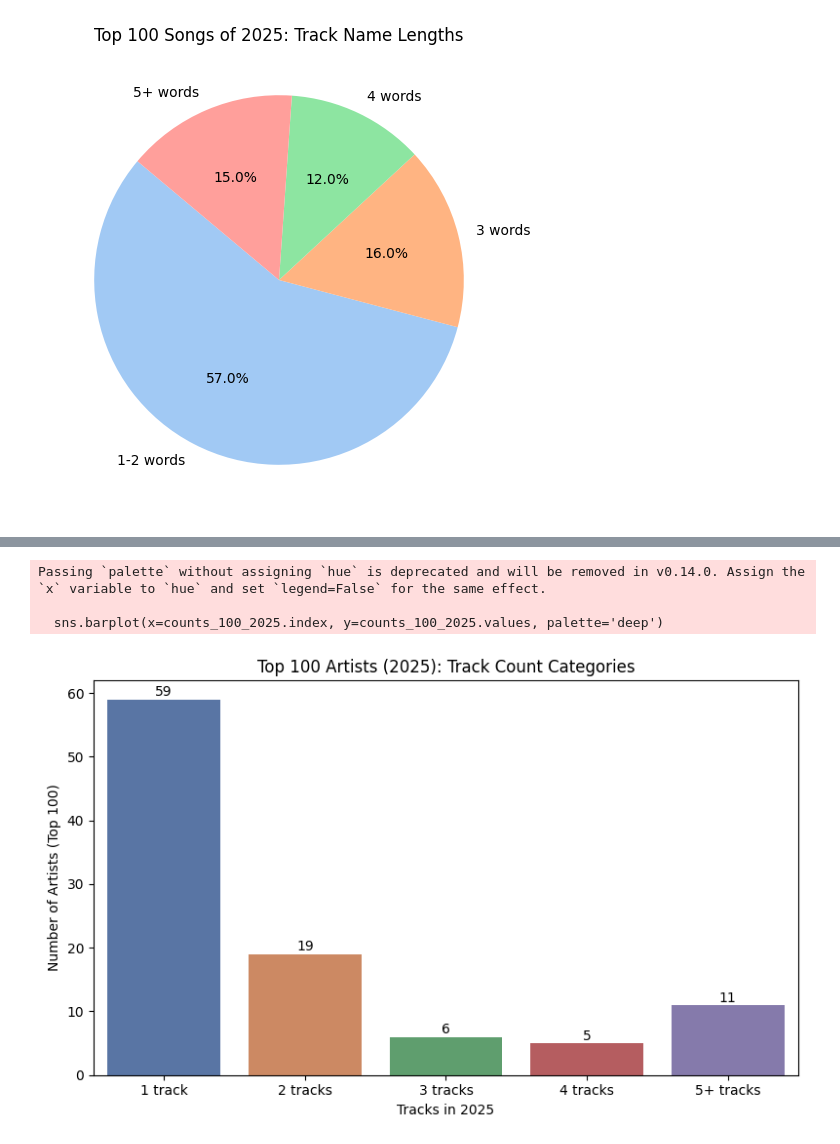
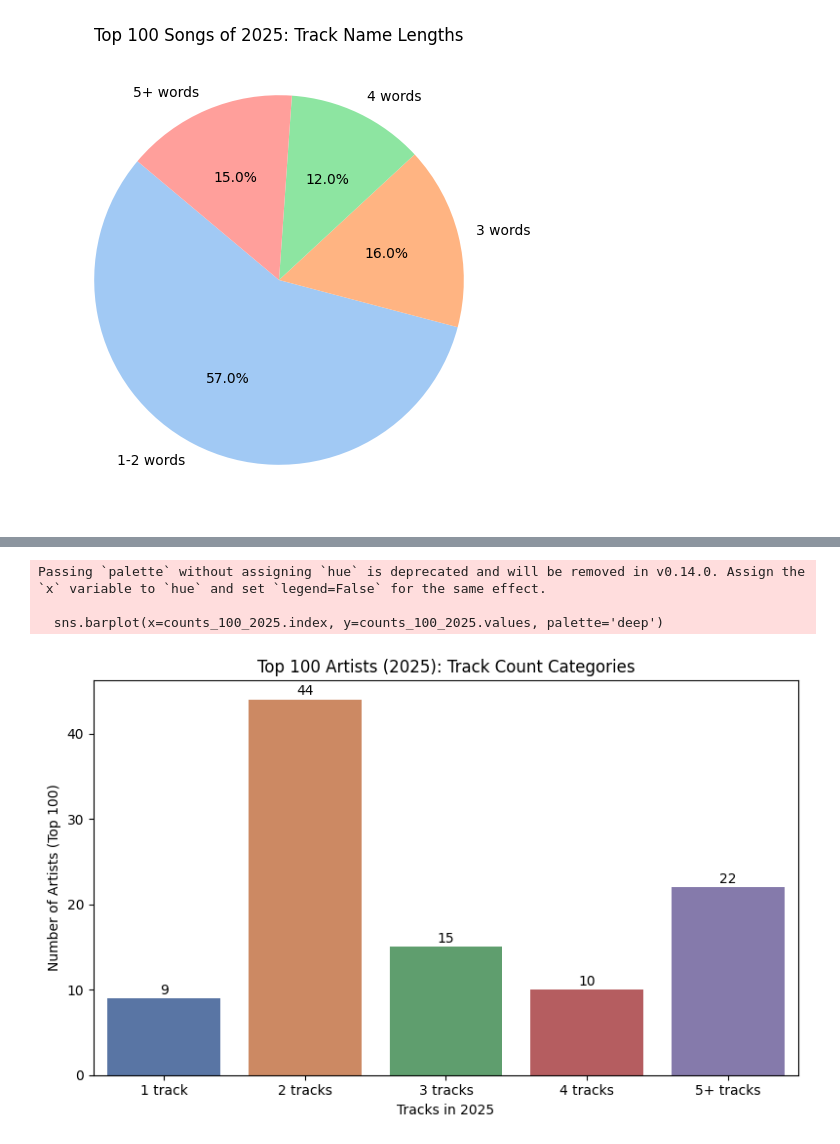
Before and after one commit to carlosdrevins1/Project-Programming-1, a Jupyter notebook: official work space for spotify data set.ipynb, the cells around one changed output, grey strips where cells are left out. Saved outputs shown, nothing was run; the diff lists cells and outputs as text; code cells hidden in the pictures.

```diff
--- a/official work space for spotify data set.ipynb
+++ b/official work space for spotify data set.ipynb
@@ -81,11 +55,0 @@ plt.show()
-# %%
-# Top 10 artists by artist_popularity with their genres
-a = df[['artist_name', 'artist_popularity', 'artist_followers', 'artist_genres']].dropna(subset=['artist_name'])
-# keep the best row per artist by highest artist_popularity, then followers as tiebreaker
-a = a.sort_values(['artist_popularity', 'artist_followers'], ascending=False).drop_duplicates(subset=['artist_name'])
-top_artists = a.head(10)
-
-# display concise results
-for i, row in enumerate(top_artists.itertuples(index=False), 1):
-    genres = (row.artist_genres or '').strip() if pd.notna(row.artist_genres) else 'N/A'
-    print(f"{i}. {row.artist_name} — popularity: {row.artist_popularity}, followers: {row.artist_followers}, genres: {genres}")
@@ -157,43 +239,65 @@ plt.show()
 # %%
+import pandas as pd
 import seaborn as sns
-
-# Use existing top100_artists_2025 to categorize by exact track counts and plot
 import matplotlib.pyplot as plt
 
-# Recompute precise categories: 1, 2, 3, 4, 5+ tracks
+# Load dataset
+df = pd.read_csv("spotify_data clean.csv")
+
+# Convert album_release_date to datetime and extract year
+df['album_release_date'] = pd.to_datetime(df['album_release_date'], errors='coerce')
+df['year'] = df['album_release_date'].dt.year
+
+# Filter only songs released in 2025
+df_2025 = df[df['year'] == 2025]
+
+# Count how many tracks each artist has in 2025
+artist_counts_2025 = (
+    df_2025.groupby('artist_name')['track_id']
+    .count()
+    .reset_index(name='track_count')
+)
+
+# Get top 100 artists by track count
+top100_artists_2025 = artist_counts_2025.sort_values('track_count', ascending=False).head(100)
+
+# Categorization function
 def cat_exact(n):
     if n == 1:
         return '1 track'
     elif n == 2:
         return '2 tracks'
     elif n == 3:
         return '3 tracks'
     elif n == 4:
         return '4 tracks'
     else:
         return '5+ tracks'
 
-top100_artists_2025 = top100_artists_2025.copy()
+# Apply categories
 top100_artists_2025['category_exact'] = top100_artists_2025['track_count'].map(cat_exact)
 
 # Count artists per category
 counts_100_2025 = top100_artists_2025['category_exact'].value_counts().reindex(
     ['1 track', '2 tracks', '3 tracks', '4 tracks', '5+ tracks'], fill_value=0
 )
 
 # Plot bar graph
 plt.figure(figsize=(8, 5))
 sns.barplot(x=counts_100_2025.index, y=counts_100_2025.values, palette='deep')
 plt.xlabel('Tracks in 2025')
 plt.ylabel('Number of Artists (Top 100)')
 plt.title('Top 100 Artists (2025): Track Count Categories')
+
+# Annotate values
 for i, v in enumerate(counts_100_2025.values):
     plt.text(i, v + 0.5, str(v), ha='center')
+
 plt.tight_layout()
 plt.show()
 # %% [output]
 Passing `palette` without assigning `hue` is deprecated and will be removed in v0.14.0. Assign the `x` variable to `hue` and set `legend=False` for the same effect.
 
   sns.barplot(x=counts_100_2025.index, y=counts_100_2025.values, palette='deep')
-[figure, old version]
+[figure, new version]
 # %%
```
Also changed, not shown: parts of 14 cells of this notebook.
